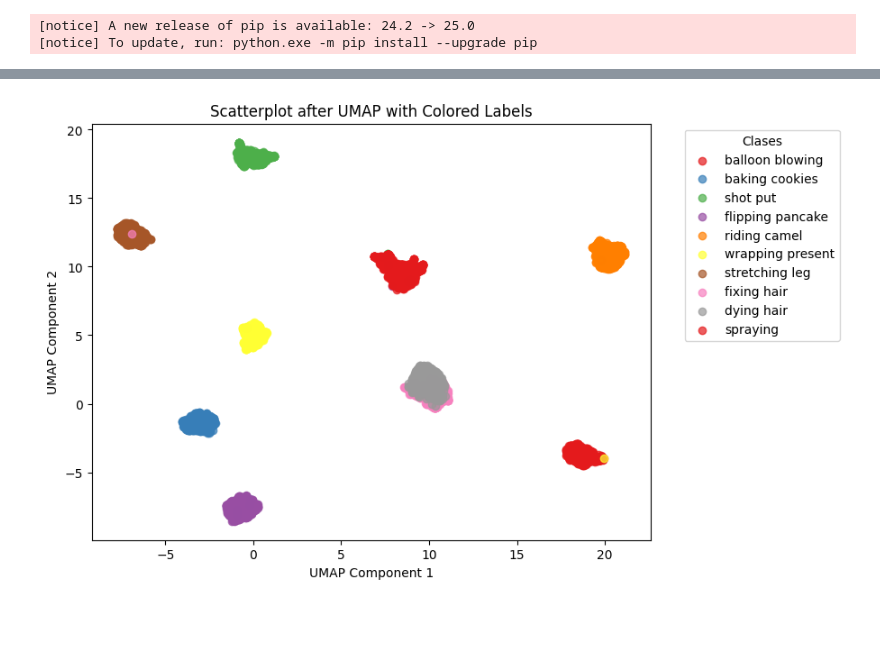
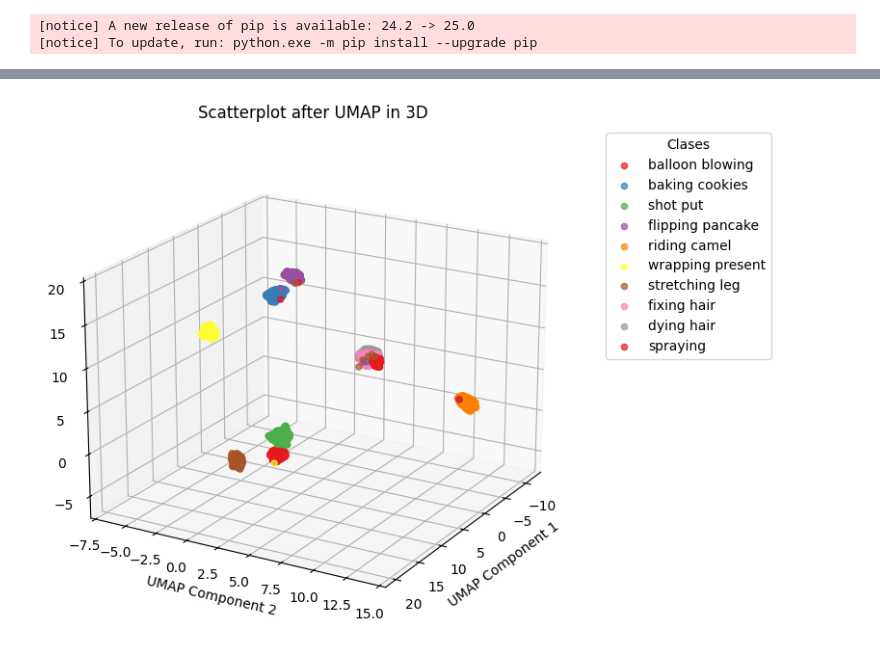
Before and after one commit to nayeli-guzman/clustering-human-activity, a Jupyter notebook: dimensionality-reduction.ipynb, the cells around one changed output, grey strips where cells are left out. Cells and saved outputs as stored; diff of their text form; code cells hidden in the pictures; blank space fills up the shorter version.

```diff
--- a/dimensionality-reduction.ipynb
+++ b/dimensionality-reduction.ipynb
@@ -352,19 +295,0 @@ Shape after PCA w/ 2 components: (7610, 286)
-# %%
-lda = LinearDiscriminantAnalysis(n_components=2)
-train_lda = lda.fit_transform(X_train_scaled, y_train_np.flatten())
-print('shape of LDA:', train_lda.shape)
-
-unique_labels = np.unique(train_numeric_labels)
-palette = sns.color_palette("Set1", len(unique_labels))
-
-plt.figure(figsize=(8, 6))
-for i, label in enumerate(unique_labels):
-    mask = train_numeric_labels == label
-    plt.scatter(train_lda[mask, 0], train_lda[mask, 1],
-                color=palette[i], label=class_names[label], alpha=0.7)
-
-plt.legend(title="Clases", bbox_to_anchor=(1.05, 1), loc='upper left')
-plt.title('Scatterplot after LDA with Colored Labels')
-plt.xlabel("LDA Component 1")
-plt.ylabel("LDA Component 2")
-plt.show()
@@ -396,22 +327,35 @@ Successfully installed pynndescent-0.5.13 umap-learn-0.5.7
 # %%
-import umap
 
-umap_reducer = umap.UMAP(n_components=2, random_state=42)
+# Reducir a 3 dimensiones con UMAP
+umap_reducer = umap.UMAP(n_components=3, random_state=42)
 train_umap = umap_reducer.fit_transform(X_train_scaled)
 
+# Obtener etiquetas únicas y definir una paleta de colores
 unique_labels = np.unique(train_numeric_labels)
 palette = sns.color_palette("Set1", len(unique_labels))
 
-plt.figure(figsize=(8, 6))
+# Activar modo interactivo
+plt.ion()
+
+# Crear la figura y los ejes 3D
+fig = plt.figure(figsize=(10, 7))
+ax = fig.add_subplot(111, projection='3d')
+
+# Graficar los puntos con colores por clase
 for i, label in enumerate(unique_labels):
     mask = train_numeric_labels == label
-    plt.scatter(train_umap[mask, 0], train_umap[mask, 1],
-                color=palette[i], label=class_names[label], alpha=0.7)
+    ax.scatter(train_umap[mask, 0], train_umap[mask, 1], train_umap[mask, 2],
+               color=palette[i], label=class_names[label], alpha=0.7)
 
-plt.legend(title="Clases", bbox_to_anchor=(1.05, 1), loc='upper left')
-plt.title('Scatterplot after UMAP with Colored Labels')
-plt.xlabel("UMAP Component 1")
-plt.ylabel("UMAP Component 2")
-plt.show()
+# Personalizar el gráfico
+ax.set_title('Scatterplot after UMAP in 3D')
+ax.set_xlabel("UMAP Component 1")
+ax.set_ylabel("UMAP Component 2")
+ax.set_zlabel("UMAP Component 3")
+ax.legend(title="Clases", bbox_to_anchor=(1.05, 1), loc='upper left')
+
+# Ajustar la vista inicial y permitir rotación con el mouse
+ax.view_init(elev=20, azim=30)  # Cambia los valores para una vista inicial diferente
+plt.show(block=True)  # Permite interacción con el gráfico
 # %% [output]
-[figure, old version]
+[figure, new version]
```
Also changed, not shown: parts of 16 cells of this notebook, 4 other files.
